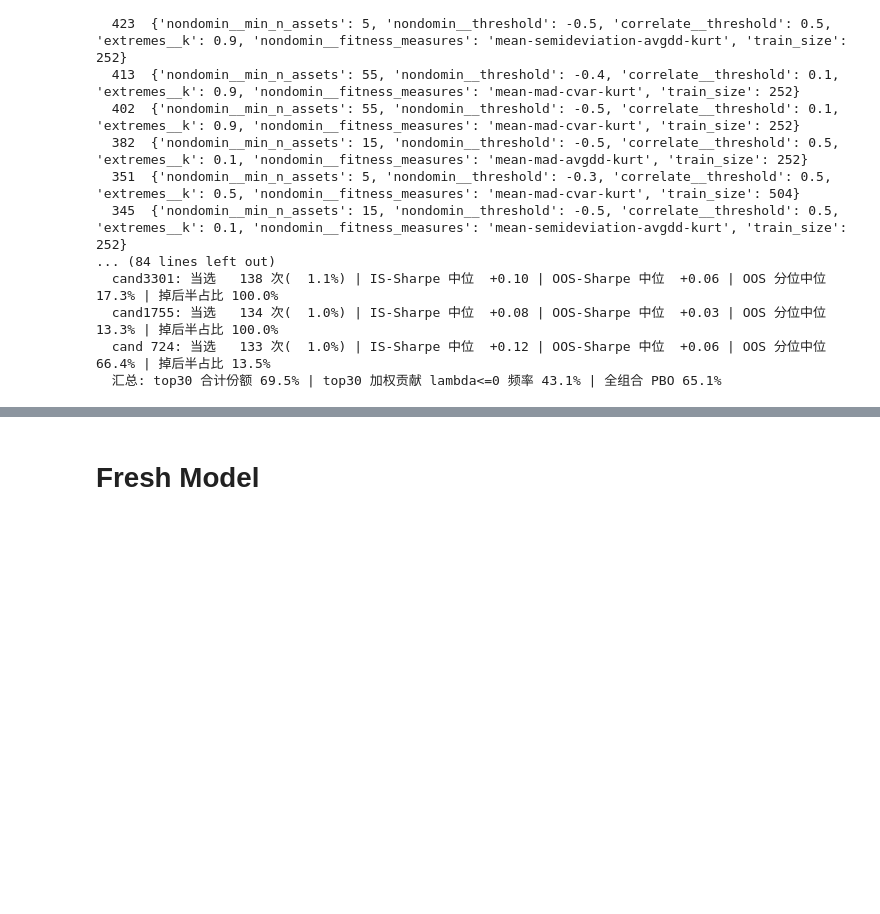
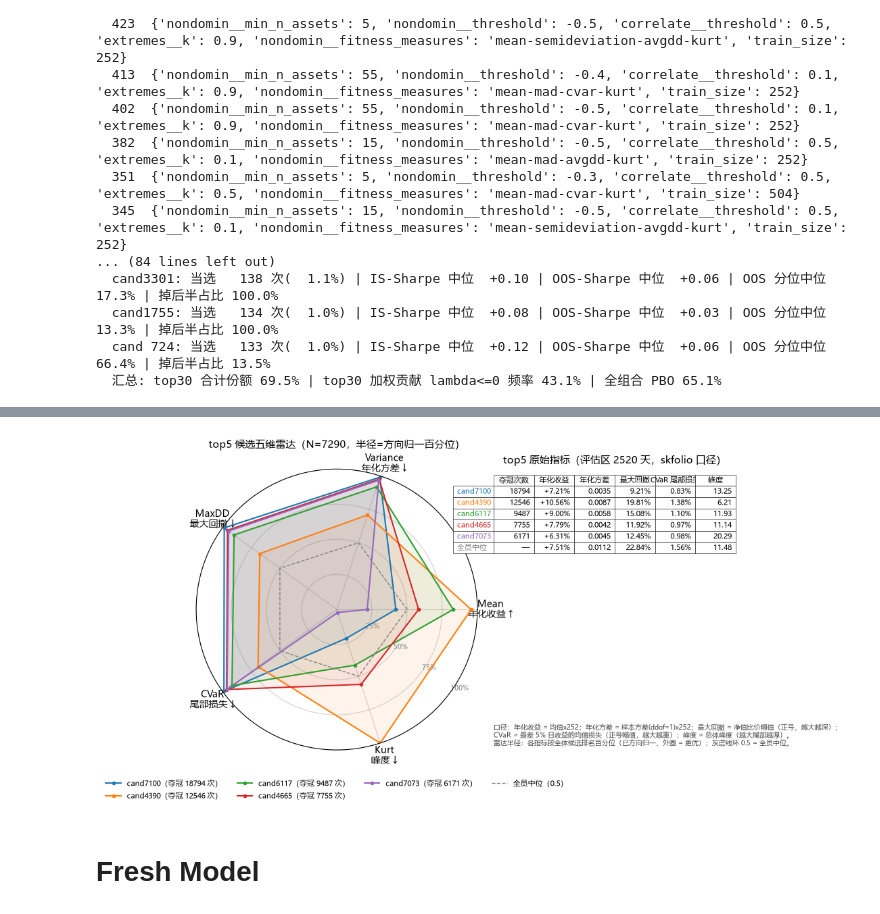
Before and after one commit to wang-jinghui/machine-learning-for-trading, a Jupyter notebook: case_studies/lazy_trading/CSCV_PBO_V3.ipynb, the cells around one changed output, grey strips where cells are left out. Saved outputs shown, nothing was run; the diff lists cells and outputs as text; code cells hidden in the pictures; blank space fills up the shorter version.

```diff
--- a/case_studies/lazy_trading/CSCV_PBO_V3.ipynb
+++ b/case_studies/lazy_trading/CSCV_PBO_V3.ipynb
@@ -189,3 +195,7 @@ log_print(info, section='DSR',echo=True)
+# %%
+plot_topk_radar(out)
+# %% [output]
+[figure, added]
 # %% [markdown]
 # Fresh Model
 # %%
```
Also changed, not shown: parts of 11 cells of this notebook.
